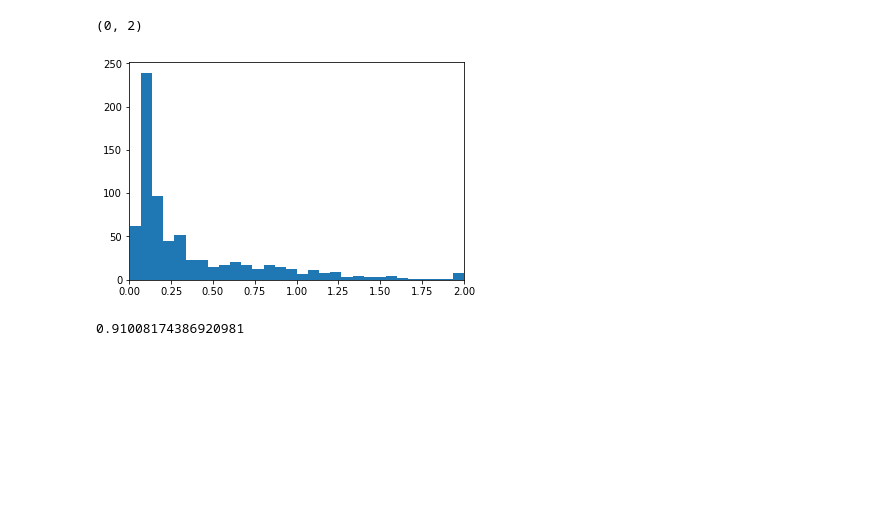
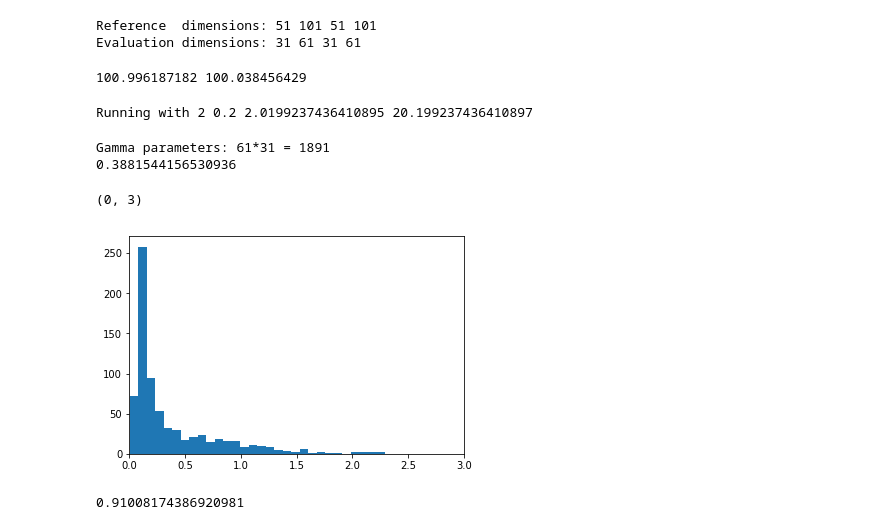
Before and after one commit to Iwan-Zotow/npgamma, a Jupyter notebook: Module usage 2D.ipynb, the cells around one changed output. Saved outputs shown, nothing was run; the diff lists cells and outputs as text; code cells hidden in the pictures; blank space fills up the shorter version.

```diff
--- a/Module usage 2D.ipynb
+++ b/Module usage 2D.ipynb
@@ -20,6 +20,18 @@ dose_evaluation = data['monaco_dose_grid']
 
 coords_reference = (y_reference, x_reference)
 coords_evaluation = (y_evaluation, x_evaluation)
+# %%
+print("Reference  dimensions: {0} {1} {2} {3}".format(len(x_reference), len(y_reference), len(dose_reference[0]), len(dose_reference)))
+print("Evaluation dimensions: {0} {1} {2} {3}".format(len(x_evaluation), len(y_evaluation), len(dose_evaluation[0]), len(dose_evaluation)))
+# %% [output]
+Reference  dimensions: 51 101 51 101
+Evaluation dimensions: 31 61 31 61
+# %%
+dmax_evaluation = np.max(dose_evaluation)
+dmax_reference  = np.max(dose_reference)
+print(dmax_evaluation, dmax_reference)
+# %% [output]
+100.996187182 100.038456429
 # %%
 distance_threshold = 2
 distance_step_size = distance_threshold / 10
@@ -27,6 +39,10 @@ distance_step_size = distance_threshold / 10
 dose_threshold = 0.02 * np.max(dose_evaluation)
 
 lower_dose_cutoff = np.max(dose_evaluation) * 0.2
+
+print("Running with {0} {1} {2} {3}".format(distance_threshold, distance_step_size, dose_threshold, lower_dose_cutoff))
+# %% [output]
+Running with 2 0.2 2.0199237436410895 20.199237436410897
 # %%
 gamma = calc_gamma(
     coords_reference, dose_reference,
@@ -35,15 +51,21 @@ gamma = calc_gamma(
     lower_dose_cutoff=lower_dose_cutoff,
     distance_step_size=distance_step_size,
     maximum_test_distance=np.inf)
+# %%
+print("Gamma parameters: {0}*{1} = {2}".format(len(gamma), len(gamma[0]), len(gamma)*len(gamma[0])))
+print(len(gamma[~np.isnan(gamma)])/float(len(gamma)*len(gamma[0])))
+# %% [output]
+Gamma parameters: 61*31 = 1891
+0.3881544156530936
 # %%
 valid_gamma = gamma[~np.isnan(gamma)]
-valid_gamma[valid_gamma > 2] = 2
+valid_gamma[valid_gamma > 3] = 3
 
 plt.hist(valid_gamma, 30);
-plt.xlim([0,2])
+plt.xlim([0,3])
 # %% [output]
-(0, 2)
+(0, 3)
-[figure, old version]
+[figure, new version]
 # %%
 np.sum(valid_gamma <= 1) / len(valid_gamma)
 # %% [output]
```
Also changed, not shown: parts of 1 cell of this notebook, 5 other files.
